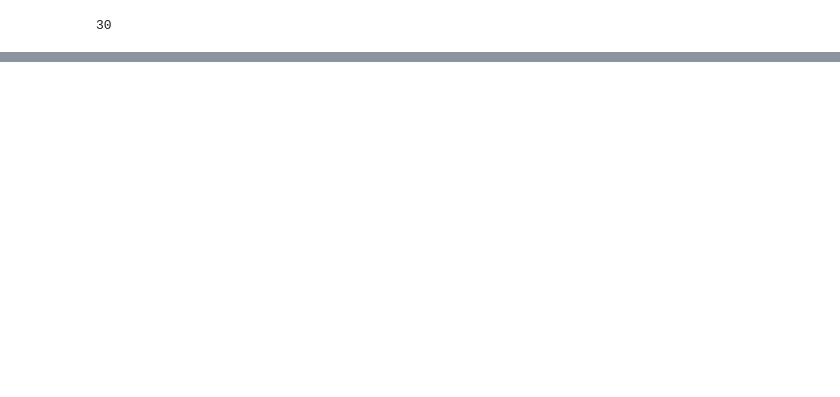
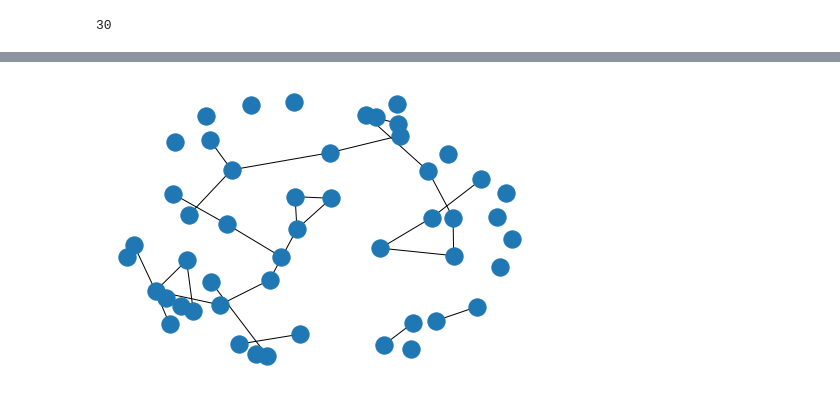
Before and after one commit to jcblemai/COVID-19_italy-vaccination-oc, a Jupyter notebook: ocp_trial-vector3-JIT.ipynb, the cells around one changed output, grey strips where cells are left out. Cells and saved outputs as stored; diff of their text form; code cells hidden in the pictures; blank space fills up the shorter version.

```diff
--- a/ocp_trial-vector3-JIT.ipynb
+++ b/ocp_trial-vector3-JIT.ipynb
@@ -546,0 +512,6 @@ NameError: name 'vacc' is not defined
+# %%
+grph = networkx.from_numpy_matrix(C)
+# %%
+networkx.draw(grph, )
+# %% [output]
+[figure, added]
```
Also changed, not shown: parts of 11 cells of this notebook, 1 other file.
